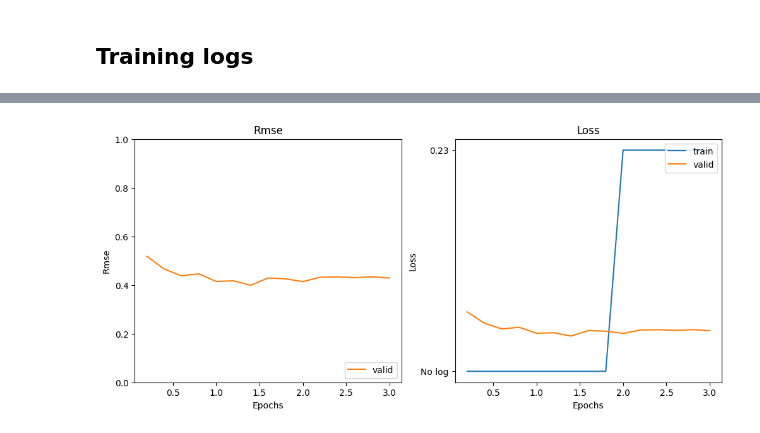
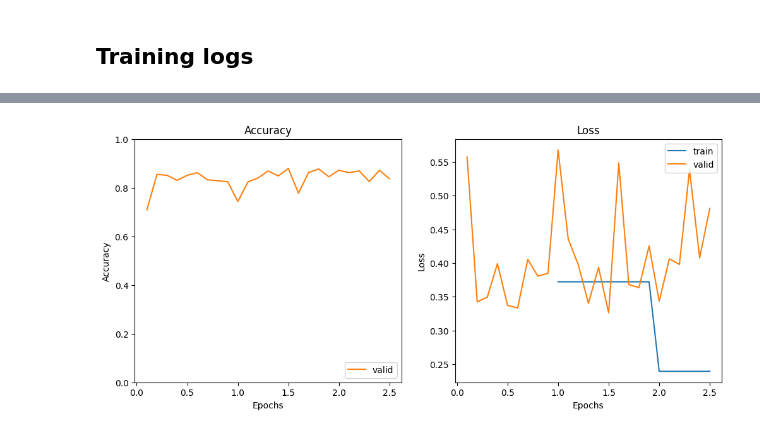
Before and after one commit to arthur-thuy/qdet-comparison, a Jupyter notebook: analysis.ipynb, the cells around one changed output, grey strips where cells are left out. Cells and saved outputs as stored; diff of their text form; code cells hidden in the pictures.

Commit message:
run RACE classification experiment

```diff
--- a/analysis.ipynb
+++ b/analysis.ipynb
@@ -9,7 +9,7 @@ from pprint import pprint
 from transformers.modelcard import parse_log_history
 # %%
 ##### INPUTS #####
-dataset_name = "race_pp_4000"
+dataset_name = "race_4000"
 seed = 123
 model_name = "DistilBERT"
 encoding = "question_all"
@@ -155,43 +150,48 @@ pprint(all_logs)
 # %%
 def plot_history(all_logs: list[dict[str, float]], metric: str) -> None:
     """Plot metric and loss in function of number of epochs.
     Parameters
     ----------
     all_logs : list[dict[str, float]]
         List of dictionaries containing the training logs for each epoch.
     metric : str
         Metric to plot (in addition to loss).
     """
 
-    epochs_arr = [log_epoch['Epoch'] for log_epoch in all_logs]
-    train_loss_arr = [log_epoch['Training Loss'] for log_epoch in all_logs]
-    val_loss_arr = [log_epoch['Validation Loss'] for log_epoch in all_logs]
+    epochs_arr = [log_epoch["Epoch"] for log_epoch in all_logs]
+    train_loss_arr = [log_epoch["Training Loss"] for log_epoch in all_logs]
+    train_loss_arr = [  # NOTE: replace "No log" with None for plotting
+        None if train_loss == "No log" else train_loss for train_loss in train_loss_arr
+    ]
+    val_loss_arr = [log_epoch["Validation Loss"] for log_epoch in all_logs]
     metric_arr = [log_epoch[metric] for log_epoch in all_logs]
 
-    plt.figure(figsize=(12,5))
+    plt.figure(figsize=(12, 5))
 
     # Accuracy
-    plt.subplot(1,2,1)
+    plt.subplot(1, 2, 1)
     plt.plot(epochs_arr, metric_arr, color="tab:orange")
     plt.ylim(0, 1)
     plt.title(metric)
     plt.ylabel(metric)
-    plt.xlabel('Epochs')
-    plt.legend(['valid'], loc='lower right')
+    plt.xlabel("Epochs")
+    plt.legend(["valid"], loc="lower right")
 
     # Loss
-    plt.subplot(1,2,2)
+    plt.subplot(1, 2, 2)
     plt.plot(epochs_arr, train_loss_arr)
     plt.plot(epochs_arr, val_loss_arr)
-    plt.title('Loss')
-    plt.ylabel('Loss')
-    plt.xlabel('Epochs')
-    plt.legend(['train', 'valid'], loc='upper right')
+    plt.title("Loss")
+    plt.ylabel("Loss")
+    plt.xlabel("Epochs")
+    plt.legend(["train", "valid"], loc="upper right")
 
     plt.show()
 
+
 # metric = "R Squared"
-metric = "Rmse"
+# metric = "Rmse"
+metric = "Accuracy"
 plot_history(all_logs, metric)
 # %% [output]
-[figure, old version]
+[figure, new version]
```
Also changed, not shown: parts of 5 cells of this notebook, 5 other files.
